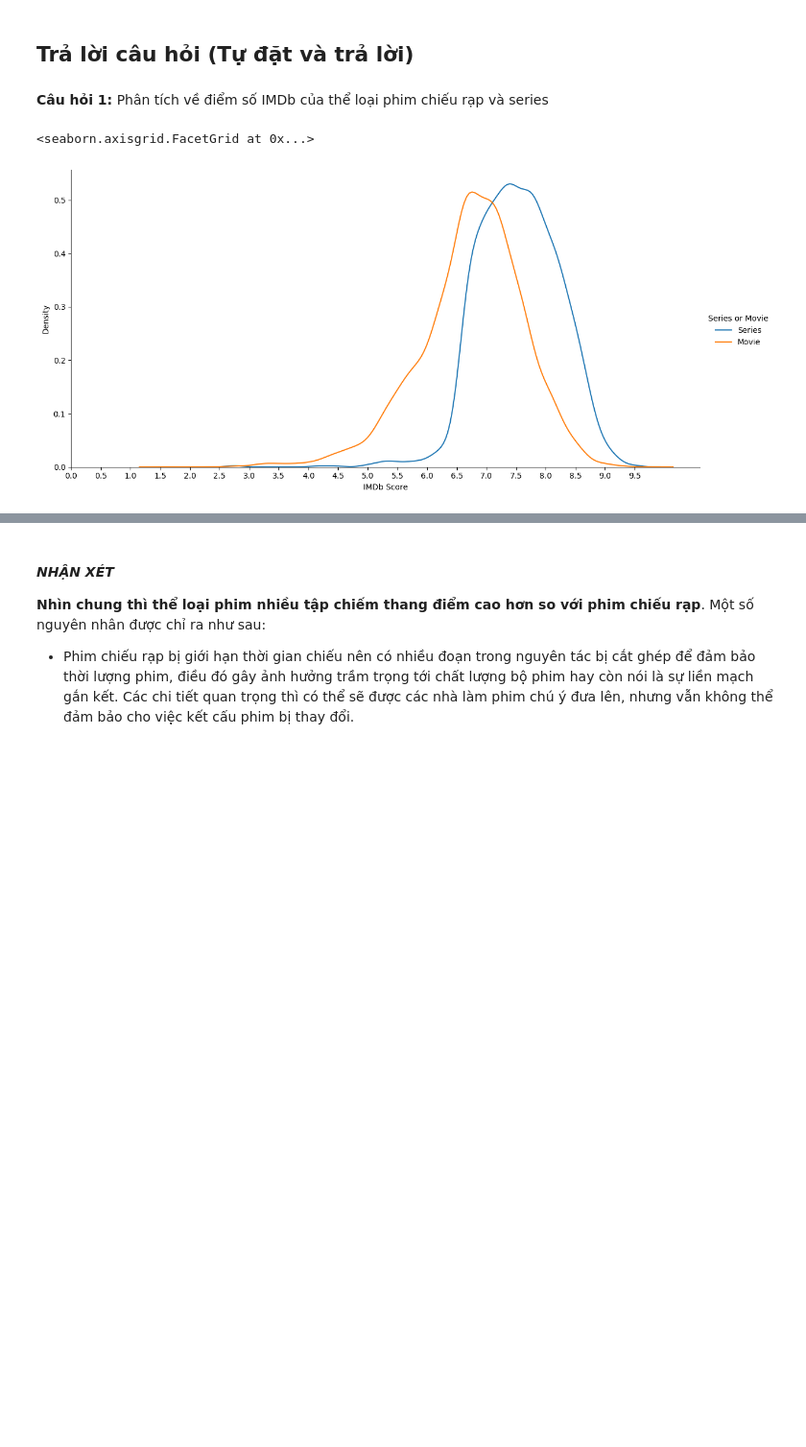
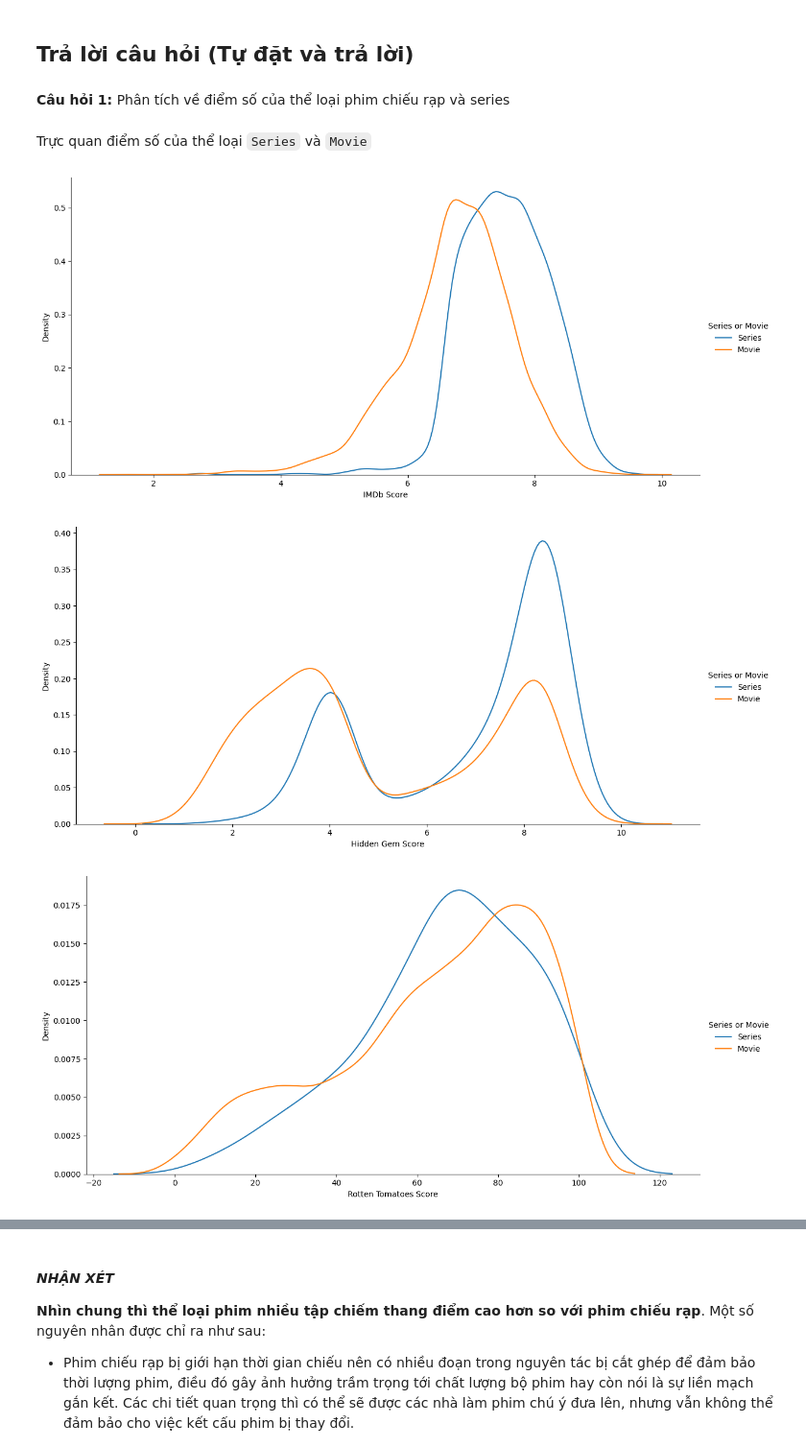
Before and after one commit to VienHaiYen/Netflix-dataset-2021, a Jupyter notebook: main.ipynb, the cells around one changed output, grey strips where cells are left out. Shown: that part at 96% size. Saved outputs shown, nothing was run; the diff lists cells and outputs as text; code cells hidden in the pictures; blank space fills up the shorter version.

```diff
--- a/main.ipynb
+++ b/main.ipynb
@@ -287,12 +287,17 @@ cate_col_profiles_df
 # %% [markdown]
 ## Trả lời câu hỏi (Tự đặt và trả lời)
 # %% [markdown]
-**Câu hỏi 1:** Phân tích về điểm số IMDb của thể loại phim chiếu rạp và series
+**Câu hỏi 1:** Phân tích về điểm số của thể loại phim chiếu rạp và series
+# %% [markdown]
+Trực quan điểm số của thể loại `Series` và `Movie`
 # %%
-g=sns.FacetGrid(df, height=6,aspect=2,hue="Series or Movie")
-g.map_dataframe(sns.kdeplot, x="IMDb Score")
-g.set(xticks=np.arange(0,10,0.5))
-g.add_legend()
+scores=["IMDb Score", "Hidden Gem Score","Rotten Tomatoes Score","Metacritic Score"]
+for score in scores:
+    g=sns.FacetGrid(df, height=6,aspect=2,hue="Series or Movie")
+    g.map_dataframe(sns.kdeplot, x=score)
+    # g.set(xticks=np.arange(0,10,0.5))
+    g.add_legend()
 # %% [output]
-<seaborn.axisgrid.FacetGrid at 0x...>
-[figure, old version]
+[figure, new version]
+[figure, added]
+[figure, added]
```
Also changed, not shown: parts of 10 cells of this notebook.
